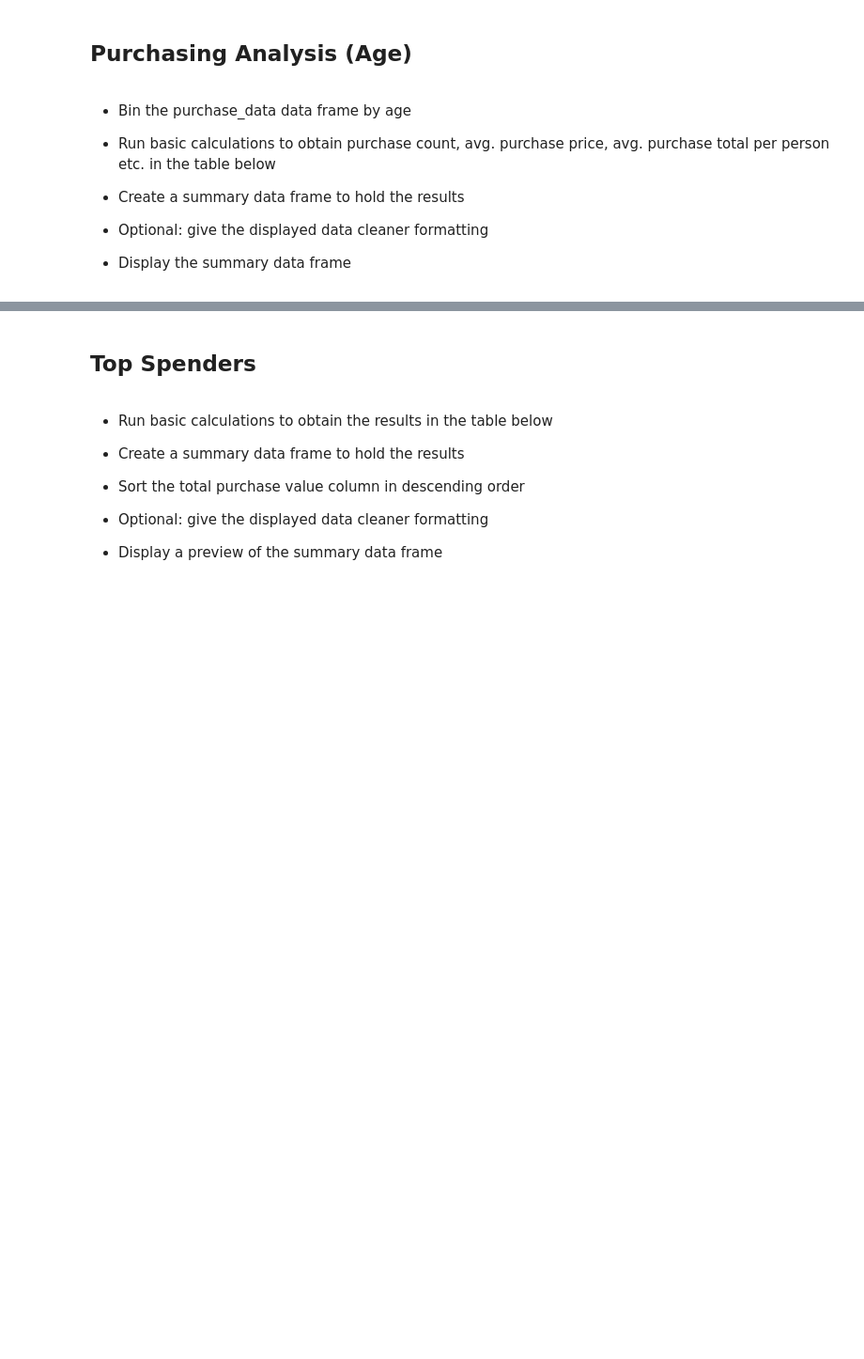
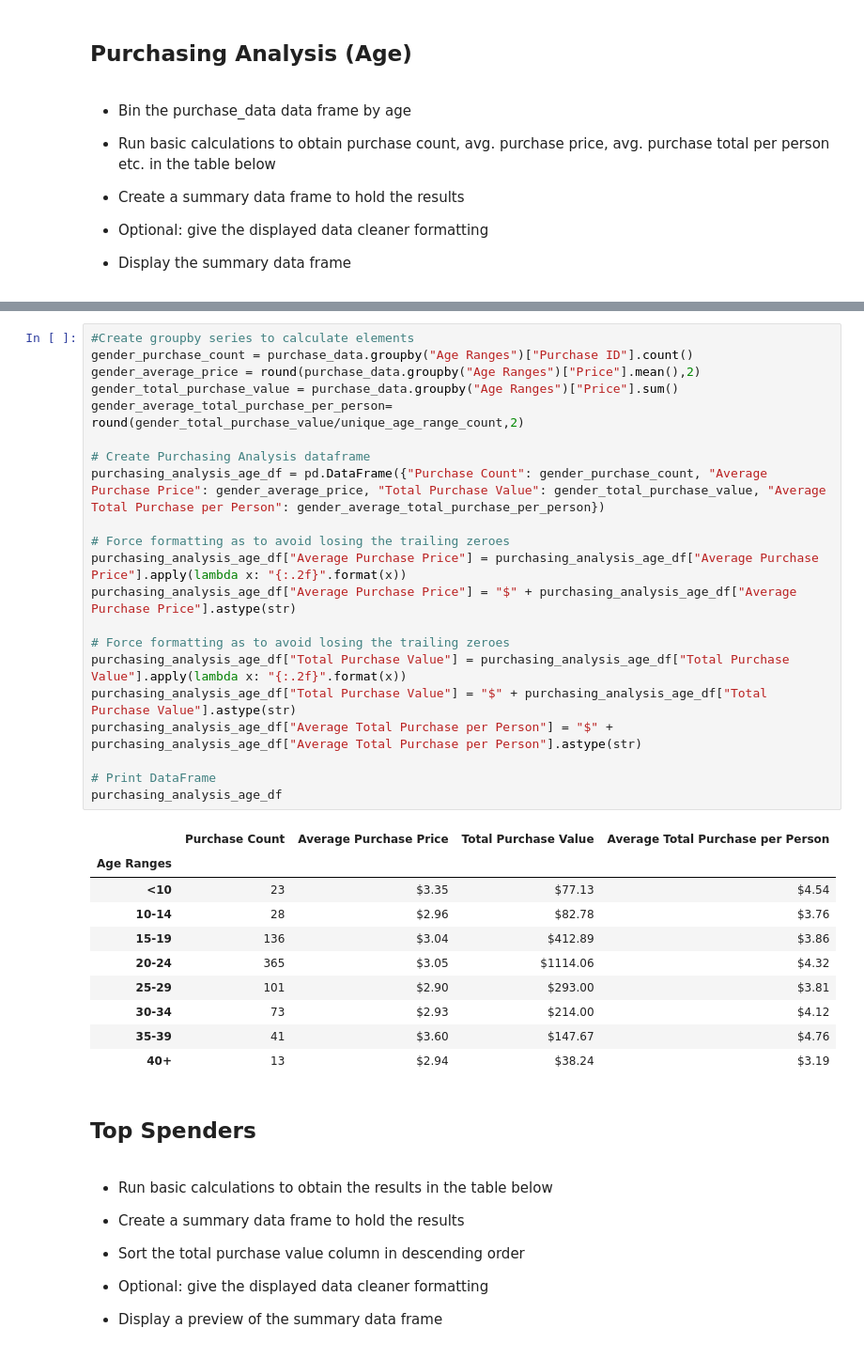
Before and after one commit to mcbien/pandas-challenge, a Jupyter notebook: Bien_HeroesOfPymoli.ipynb, the cells around one changed output, grey strips where cells are left out. Shown at 94% size. Drawn from its saved outputs; the diff is of its cells as text; blank space fills up the shorter version.

```diff
--- a/Bien_HeroesOfPymoli.ipynb
+++ b/Bien_HeroesOfPymoli.ipynb
@@ -218,3 +212,35 @@ age_summary_df
+# %%
+#Create groupby series to calculate elements
+gender_purchase_count = purchase_data.groupby("Age Ranges")["Purchase ID"].count()
+gender_average_price = round(purchase_data.groupby("Age Ranges")["Price"].mean(),2)
+gender_total_purchase_value = purchase_data.groupby("Age Ranges")["Price"].sum()
+gender_average_total_purchase_per_person= round(gender_total_purchase_value/unique_age_range_count,2)
+
+# Create Purchasing Analysis dataframe
+purchasing_analysis_age_df = pd.DataFrame({"Purchase Count": gender_purchase_count, "Average Purchase Price": gender_average_price, "Total Purchase Value": gender_total_purchase_value, "Average Total Purchase per Person": gender_average_total_purchase_per_person})
+
+# Force formatting as to avoid losing the trailing zeroes
+purchasing_analysis_age_df["Average Purchase Price"] = purchasing_analysis_age_df["Average Purchase Price"].apply(lambda x: "{:.2f}".format(x))
+purchasing_analysis_age_df["Average Purchase Price"] = "$" + purchasing_analysis_age_df["Average Purchase Price"].astype(str)
+
+# Force formatting as to avoid losing the trailing zeroes
+purchasing_analysis_age_df["Total Purchase Value"] = purchasing_analysis_age_df["Total Purchase Value"].apply(lambda x: "{:.2f}".format(x))
+purchasing_analysis_age_df["Total Purchase Value"] = "$" + purchasing_analysis_age_df["Total Purchase Value"].astype(str)
+purchasing_analysis_age_df["Average Total Purchase per Person"] = "$" + purchasing_analysis_age_df["Average Total Purchase per Person"].astype(str)
+
+# Print DataFrame
+purchasing_analysis_age_df
+# %% [output]
+|  | Purchase Count | Average Purchase Price | Total Purchase Value | Average Total Purchase per Person |
+| Age Ranges |  |  |  |  |
+| <10 | 23 | $3.35 | $77.13 | $4.54 |
+| 10-14 | 28 | $2.96 | $82.78 | $3.76 |
+| 15-19 | 136 | $3.04 | $412.89 | $3.86 |
+| 20-24 | 365 | $3.05 | $1114.06 | $4.32 |
+| 25-29 | 101 | $2.90 | $293.00 | $3.81 |
+| 30-34 | 73 | $2.93 | $214.00 | $4.12 |
+| 35-39 | 41 | $3.60 | $147.67 | $4.76 |
+| 40+ | 13 | $2.94 | $38.24 | $3.19 |
 # %% [markdown]
 ## Top Spenders
 # %% [markdown]
```
Also changed, not shown: parts of 6 cells of this notebook.
